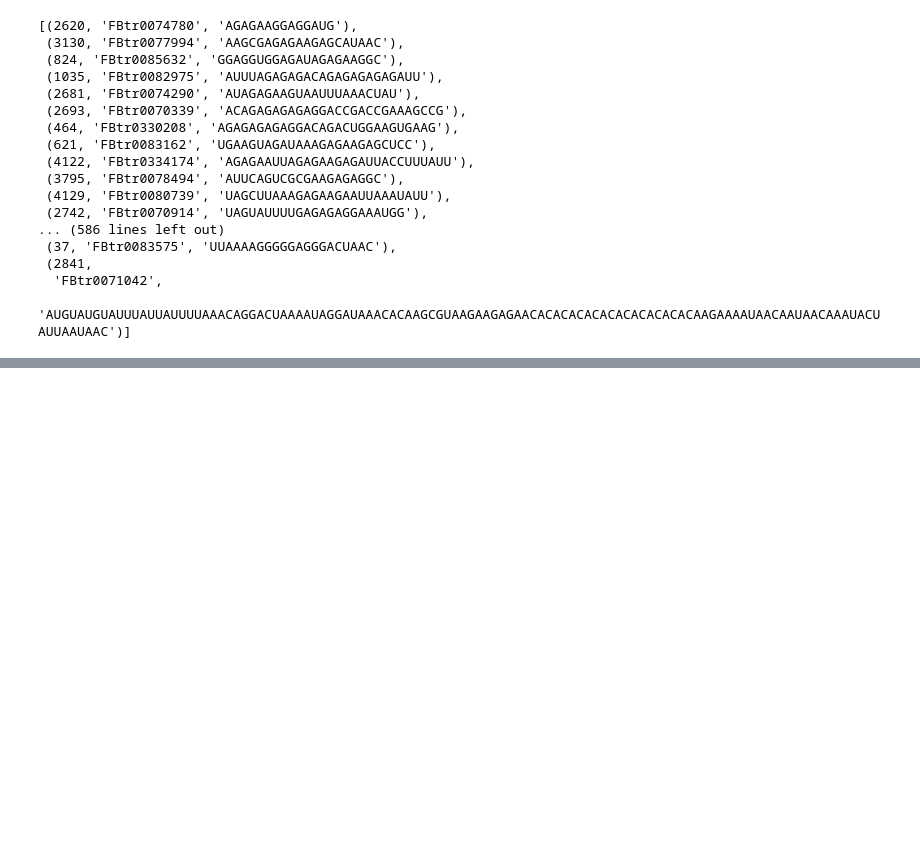
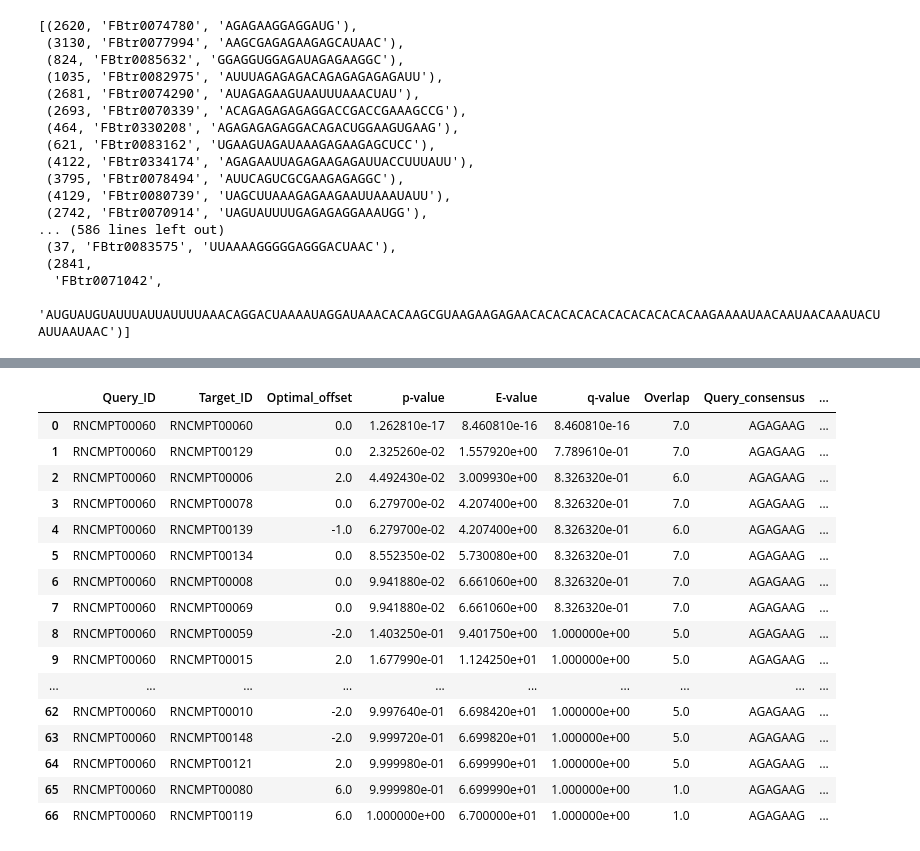
Before and after one commit to ManchesterBioinference/mRNA_LLM, a Jupyter notebook: notebooks/explorativeJupyterNotebooks/exploreRNP4F.ipynb, the cells around one changed output, grey strips where cells are left out. Saved outputs shown, nothing was run; the diff lists cells and outputs as text; code cells hidden in the pictures; blank space fills up the shorter version.

```diff
--- a/notebooks/explorativeJupyterNotebooks/exploreRNP4F.ipynb
+++ b/notebooks/explorativeJupyterNotebooks/exploreRNP4F.ipynb
@@ -182,0 +314,15 @@ list3UTR
+# %%
+# Count total instances for each RBP (not just co-occurring with RNP4F)
+total_rbp_counts = cooccurrence_df.groupby('motif_ALT_ID').count()['base_seq_ID']
+
+print("Total instances for each RBP:")
+print(total_rbp_counts.head(10))
+
+# Create a comparison dataframe
+comparison_df = pd.DataFrame({
+    'total_instances': total_rbp_counts,
+    'cooccurring_with_RNP4F': cooccurrence_counts
+}).fillna(0)
+
+print("\nComparison of total vs co-occurring instances:")
+print(comparison_df.head(10))
@@ -182,0 +448,25 @@ list3UTR
+# %%
+tomtom = pd.read_csv('output/tomtom_out/tomtom.tsv', sep='\t').dropna()
+tomtom['Alt_ID'] = [sequencesMap.loc[i].values[0] for i in tomtom['Target_ID']]
+tomtom['hyperRank'] = [hypergeom_df[hypergeom_df['RBP'] == i].index.values+1 for i in tomtom['Alt_ID']]
+
+pd.set_option('display.max_rows', None)
+tomtom
+# %% [output]
+|  | Query_ID | Target_ID | Optimal_offset | p-value | E-value | q-value | Overlap | Query_consensus | ... |
+| 0 | RNCMPT00060 | RNCMPT00060 | 0.0 | 1.262810e-17 | 8.460810e-16 | 8.460810e-16 | 7.0 | AGAGAAG | ... |
+| 1 | RNCMPT00060 | RNCMPT00129 | 0.0 | 2.325260e-02 | 1.557920e+00 | 7.789610e-01 | 7.0 | AGAGAAG | ... |
+| 2 | RNCMPT00060 | RNCMPT00006 | 2.0 | 4.492430e-02 | 3.009930e+00 | 8.326320e-01 | 6.0 | AGAGAAG | ... |
+| 3 | RNCMPT00060 | RNCMPT00078 | 0.0 | 6.279700e-02 | 4.207400e+00 | 8.326320e-01 | 7.0 | AGAGAAG | ... |
+| 4 | RNCMPT00060 | RNCMPT00139 | -1.0 | 6.279700e-02 | 4.207400e+00 | 8.326320e-01 | 6.0 | AGAGAAG | ... |
+| 5 | RNCMPT00060 | RNCMPT00134 | 0.0 | 8.552350e-02 | 5.730080e+00 | 8.326320e-01 | 7.0 | AGAGAAG | ... |
+| 6 | RNCMPT00060 | RNCMPT00008 | 0.0 | 9.941880e-02 | 6.661060e+00 | 8.326320e-01 | 7.0 | AGAGAAG | ... |
+| 7 | RNCMPT00060 | RNCMPT00069 | 0.0 | 9.941880e-02 | 6.661060e+00 | 8.326320e-01 | 7.0 | AGAGAAG | ... |
+| 8 | RNCMPT00060 | RNCMPT00059 | -2.0 | 1.403250e-01 | 9.401750e+00 | 1.000000e+00 | 5.0 | AGAGAAG | ... |
+| 9 | RNCMPT00060 | RNCMPT00015 | 2.0 | 1.677990e-01 | 1.124250e+01 | 1.000000e+00 | 5.0 | AGAGAAG | ... |
+| ... | ... | ... | ... | ... | ... | ... | ... | ... | ... |
+| 62 | RNCMPT00060 | RNCMPT00010 | -2.0 | 9.997640e-01 | 6.698420e+01 | 1.000000e+00 | 5.0 | AGAGAAG | ... |
+| 63 | RNCMPT00060 | RNCMPT00148 | -2.0 | 9.999720e-01 | 6.699820e+01 | 1.000000e+00 | 5.0 | AGAGAAG | ... |
+| 64 | RNCMPT00060 | RNCMPT00121 | 2.0 | 9.999980e-01 | 6.699990e+01 | 1.000000e+00 | 5.0 | AGAGAAG | ... |
+| 65 | RNCMPT00060 | RNCMPT00080 | 6.0 | 9.999980e-01 | 6.699990e+01 | 1.000000e+00 | 1.0 | AGAGAAG | ... |
+| 66 | RNCMPT00060 | RNCMPT00119 | 6.0 | 1.000000e+00 | 6.700000e+01 | 1.000000e+00 | 1.0 | AGAGAAG | ... |
```
Also changed, not shown: parts of 13 cells of this notebook, 9 other files.
